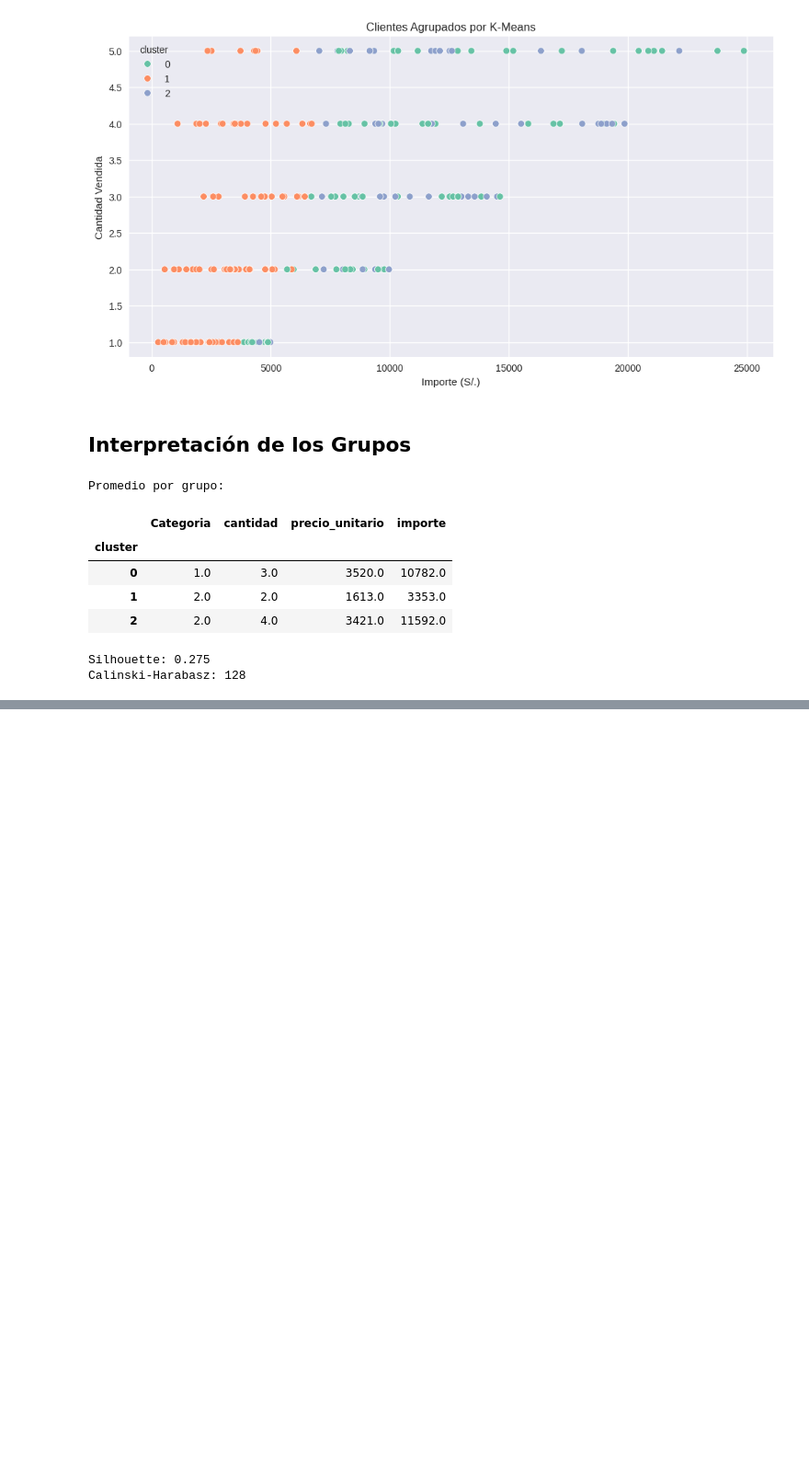
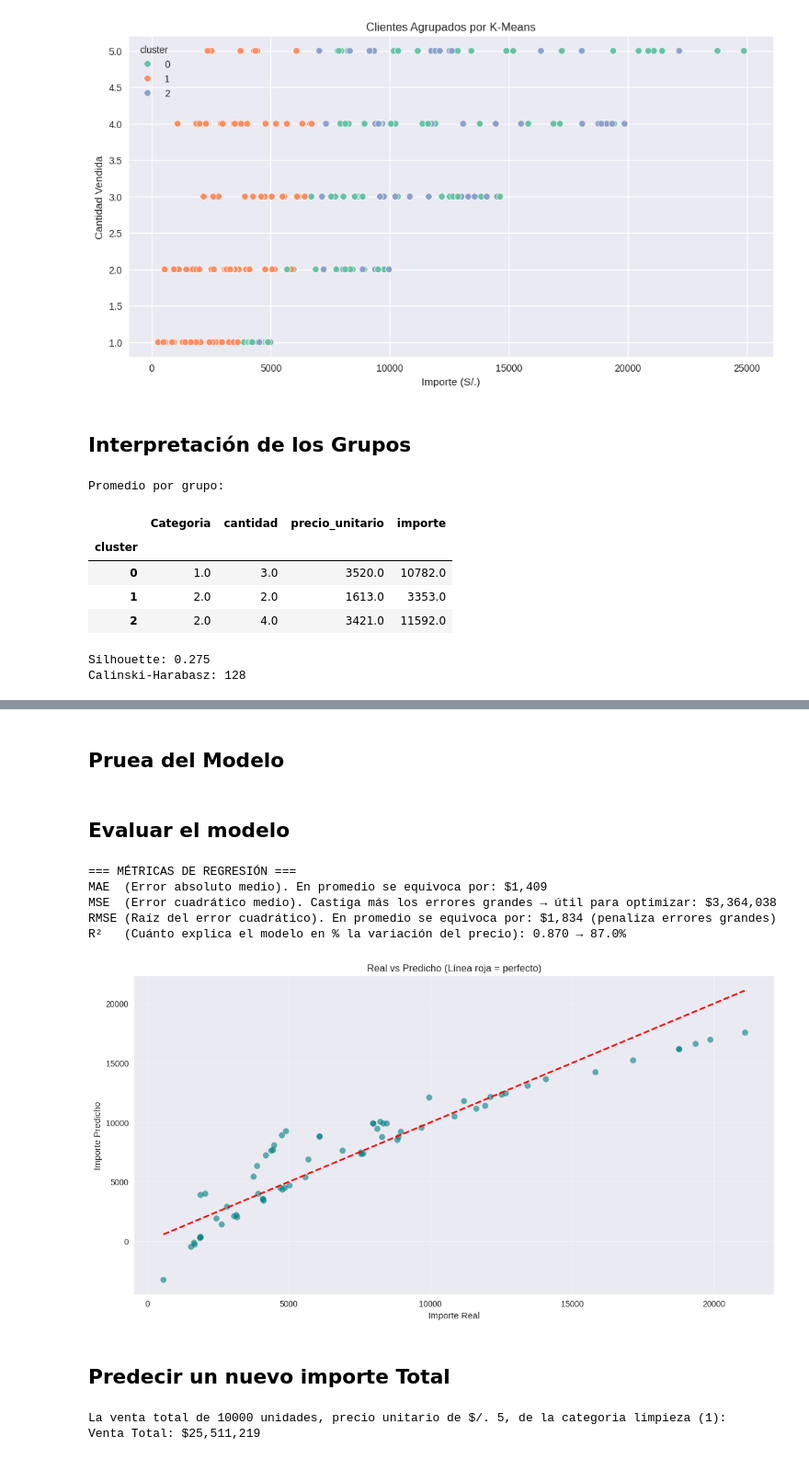
Before and after one commit to jalonzoh/IA_Entregable3, a Jupyter notebook: IA_Entregable3.ipynb, the cells around one changed output, grey strips where cells are left out. Shown at 92% size. Saved outputs shown, nothing was run; the diff lists cells and outputs as text; code cells hidden in the pictures; blank space fills up the shorter version.

```diff
--- a/IA_Entregable3.ipynb
+++ b/IA_Entregable3.ipynb
@@ -422,0 +509,12 @@ Calinski-Harabasz: 128
+# %%
+modelo = LinearRegression()
+modelo.fit(X_train, y_train)
+
+print()
+print("Coeficientes:")
+print("-------------")
+for var, coef in zip(['cantidad', 'precio_unitario', 'Categoria'], modelo.coef_):
+    print(f"  {var}: {coef:,.1f}")
+
+print()
+print(f"Intercepto: {modelo.intercept_:,.0f}")
@@ -422,0 +529,51 @@ Calinski-Harabasz: 128
+# %% [markdown]
+## Pruea del Modelo ##
+# %%
+y_pred = modelo.predict(X_test)
+# %% [markdown]
+## Evaluar el modelo ##
+# %%
+mae = mean_absolute_error(y_test, y_pred)
+mse = mean_squared_error(y_test, y_pred)
+rmse = np.sqrt(mse)
+r2 = r2_score(y_test, y_pred)
+
+print("=== MÉTRICAS DE REGRESIÓN ===")
+print(f"MAE  (Error absoluto medio). En promedio se equivoca por: ${mae:,.0f}")
+print(f"MSE  (Error cuadrático medio). Castiga más los errores grandes → útil para optimizar: ${mse:,.0f}")
+print(f"RMSE (Raíz del error cuadrático). En promedio se equivoca por: ${rmse:,.0f} (penaliza errores grandes)")
+print(f"R²   (Cuánto explica el modelo en % la variación del precio): {r2:.3f} → {r2*100:.1f}%")
+
+# Gráfico real vs predicho
+plt.figure(figsize=(14,7))
+plt.scatter(y_test, y_pred, alpha=0.6, color='teal')
+plt.plot([y_test.min(), y_test.max()], [y_test.min(), y_test.max()], 'r--', lw=2)
+plt.xlabel("Importe Real")
+plt.ylabel("Importe Predicho")
+plt.title("Real vs Predicho (Línea roja = perfecto)")
+plt.grid(True, alpha=0.3)
+plt.show()
+# %% [output]
+=== MÉTRICAS DE REGRESIÓN ===
+MAE  (Error absoluto medio). En promedio se equivoca por: $1,409
+MSE  (Error cuadrático medio). Castiga más los errores grandes → útil para optimizar: $3,364,038
+RMSE (Raíz del error cuadrático). En promedio se equivoca por: $1,834 (penaliza errores grandes)
+R²   (Cuánto explica el modelo en % la variación del precio): 0.870 → 87.0%
+[figure, added]
+# %% [markdown]
+## Predecir un nuevo importe Total ##
+# %%
+nueva_venta = pd.DataFrame({
+    'cantidad': [10000],
+    'precio_unitario': [5],
+    'Categoria': [1]
+})
+
+nueva_scaled = scaler.transform(nueva_venta)
+prediccion = modelo.predict(nueva_scaled)[0]
+
+print(f"\nLa venta total de 10000 unidades, precio unitario de $/. 5, de la categoria limpieza (1):")
+print(f"Venta Total: ${prediccion:,.0f}")
+# %% [output]
+La venta total de 10000 unidades, precio unitario de $/. 5, de la categoria limpieza (1):
+Venta Total: $25,511,219
```
Also changed, not shown: parts of 15 cells of this notebook.
